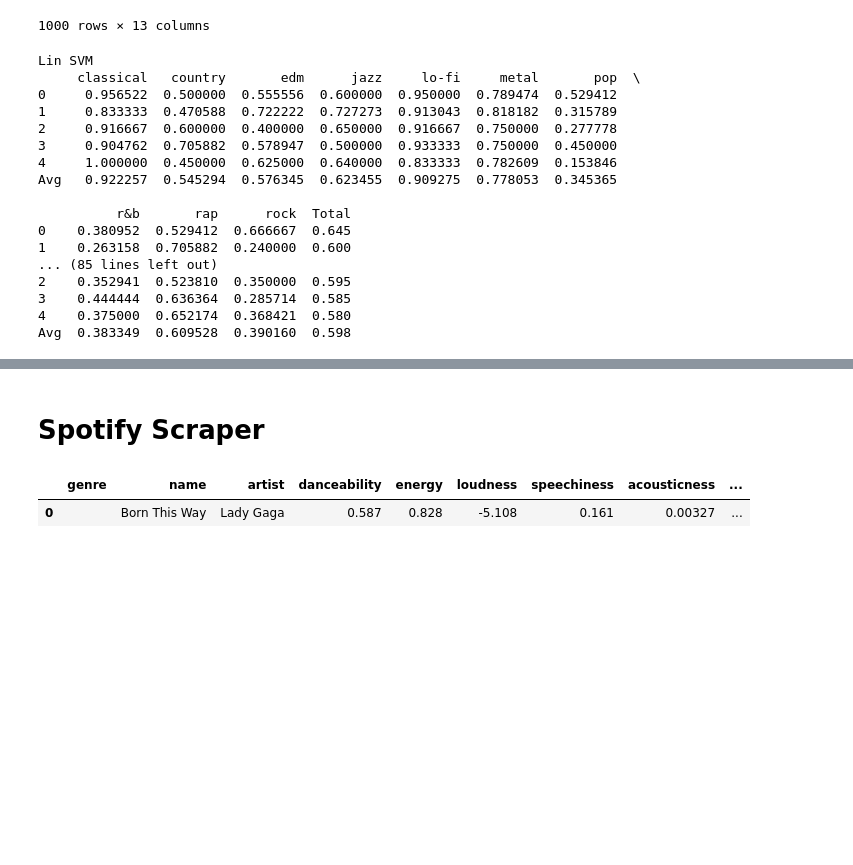
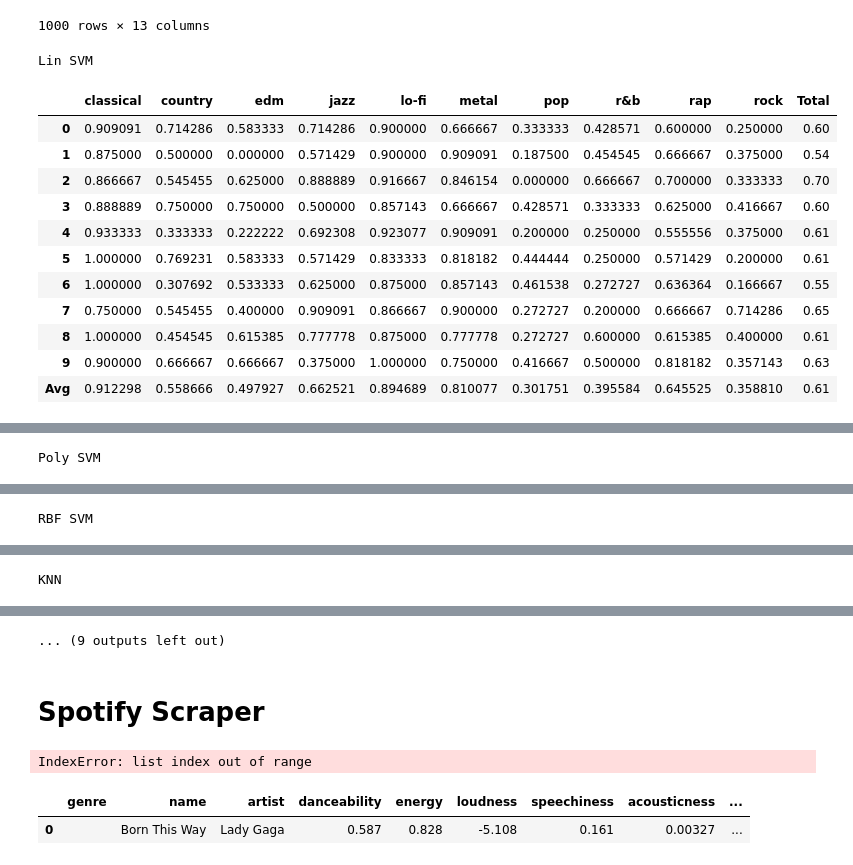
Before and after one commit to Munchiis/spotifyML, a Jupyter notebook: genre_classification.ipynb, the cells around one changed output, grey strips where cells are left out. Drawn from its saved outputs; the diff is of its cells as text; code cells hidden in the pictures; blank space fills up the shorter version.

Commit message:
Add tables and graphs

```diff
--- a/genre_classification.ipynb
+++ b/genre_classification.ipynb
@@ -62,7 +63,7 @@ df
 # fig = px.scatter(df, x='tempo', y='energy',color='genre', hover_name='name', hover_data=['artist'])
 # fig.show()
 # %%
-k = 5
+k = 10
 knn_neighbors = 10
 
 data = df
@@ -111,53 +112,60 @@ for train_index, test_index in kf.split(X): # split KFold data
 
         # add in total accuracy
         genre_results["Total"] = accuracy
         genre_results = pd.DataFrame(data=genre_results, index=[0])
 
         # append to the experiment results
         experiment_result.append(genre_results)
 
     results.append(experiment_result)           # append the row of data to the results
 
 # put the results into a dataframe
 results = pd.DataFrame(results)
 results.columns = models
 
-# calculate the average accuracy for each column
-# avg_accuracy = [sum(results.iloc[:, i]) / len(results) for i in range(len(results.columns))]
-# results.loc["Avg"] = avg_accuracy
-
-# display results
-# print(results)
+results_df_list = []
 
 for m in models:
     # print model
     print(m)
 
     # get dataframe of results for the model
     results_df = pd.concat(results.loc[:, m].tolist()).reset_index(drop=True)
+    results_df_list.append(results_df)
 
     # calculate averages
     avg_accuracy = [sum(results_df.iloc[:, i]) / len(results_df) for i in range(len(results_df.columns))]
     results_df.loc["Avg"] = avg_accuracy
 
     # print results
-    print(results_df)
+#     print(results_df)
+    display(HTML(results_df.to_html()))
+
+    # print graph
+    px.bar(results_df.loc["Avg"]*100, x=results_df.columns, y="Avg", \
+            labels={"index": "Genre", "Avg": "Average Accuracy (Percent)"}, title=m, \
+            color=results_df.columns).update_yaxes(range=(0, 100), dtick=10).update_layout(showlegend=False).show()
     print()
+
+# print totals
+totals = pd.DataFrame(data={models[i]: results_df_list[i].loc[:, "Total"] for i in range(len(models))})
+display(HTML(totals.to_html()))
+
+# print graph
+px.bar(totals.loc["Avg"]*100, x=totals.columns, y="Avg", \
+        labels={"index": "Models", "Avg": "Average Accuracy (Percent)"}, title="Average Model Accuracies", \
+        color=models).update_yaxes(range=(0, 100), dtick=10).update_layout(showlegend=False).show()
 # %% [output]
 Lin SVM
-     classical   country       edm      jazz     lo-fi     metal       pop  \
-0     0.956522  0.500000  0.555556  0.600000  0.950000  0.789474  0.529412
-1     0.833333  0.470588  0.722222  0.727273  0.913043  0.818182  0.315789
-2     0.916667  0.600000  0.400000  0.650000  0.916667  0.750000  0.277778
-3     0.904762  0.705882  0.578947  0.500000  0.933333  0.750000  0.450000
-4     1.000000  0.450000  0.625000  0.640000  0.833333  0.782609  0.153846
-Avg   0.922257  0.545294  0.576345  0.623455  0.909275  0.778053  0.345365
-
-          r&b       rap      rock  Total
-0    0.380952  0.529412  0.666667  0.645
-1    0.263158  0.705882  0.240000  0.600
-... (85 lines left out)
-2    0.352941  0.523810  0.350000  0.595
-3    0.444444  0.636364  0.285714  0.585
-4    0.375000  0.652174  0.368421  0.580
-Avg  0.383349  0.609528  0.390160  0.598
+|  | classical | country | edm | jazz | lo-fi | metal | pop | r&b | rap | rock | Total |
+| 0 | 0.909091 | 0.714286 | 0.583333 | 0.714286 | 0.900000 | 0.666667 | 0.333333 | 0.428571 | 0.600000 | 0.250000 | 0.60 |
+| 1 | 0.875000 | 0.500000 | 0.000000 | 0.571429 | 0.900000 | 0.909091 | 0.187500 | 0.454545 | 0.666667 | 0.375000 | 0.54 |
+| 2 | 0.866667 | 0.545455 | 0.625000 | 0.888889 | 0.916667 | 0.846154 | 0.000000 | 0.666667 | 0.700000 | 0.333333 | 0.70 |
+| 3 | 0.888889 | 0.750000 | 0.750000 | 0.500000 | 0.857143 | 0.666667 | 0.428571 | 0.333333 | 0.625000 | 0.416667 | 0.60 |
+| 4 | 0.933333 | 0.333333 | 0.222222 | 0.692308 | 0.923077 | 0.909091 | 0.200000 | 0.250000 | 0.555556 | 0.375000 | 0.61 |
+| 5 | 1.000000 | 0.769231 | 0.583333 | 0.571429 | 0.833333 | 0.818182 | 0.444444 | 0.250000 | 0.571429 | 0.200000 | 0.61 |
+| 6 | 1.000000 | 0.307692 | 0.533333 | 0.625000 | 0.875000 | 0.857143 | 0.461538 | 0.272727 | 0.636364 | 0.166667 | 0.55 |
+| 7 | 0.750000 | 0.545455 | 0.400000 | 0.909091 | 0.866667 | 0.900000 | 0.272727 | 0.200000 | 0.666667 | 0.714286 | 0.65 |
+| 8 | 1.000000 | 0.454545 | 0.615385 | 0.777778 | 0.875000 | 0.777778 | 0.272727 | 0.600000 | 0.615385 | 0.400000 | 0.61 |
+| 9 | 0.900000 | 0.666667 | 0.666667 | 0.375000 | 1.000000 | 0.750000 | 0.416667 | 0.500000 | 0.818182 | 0.357143 | 0.63 |
+| Avg | 0.912298 | 0.558666 | 0.497927 | 0.662521 | 0.894689 | 0.810077 | 0.301751 | 0.395584 | 0.645525 | 0.358810 | 0.61 |
@@ -163,0 +174 @@ Avg  0.383349  0.609528  0.390160  0.598
+Poly SVM
@@ -163,0 +188 @@ Avg  0.383349  0.609528  0.390160  0.598
+RBF SVM
@@ -163,0 +202 @@ Avg  0.383349  0.609528  0.390160  0.598
+KNN
@@ -164,3 +215,4 @@ Avg  0.383349  0.609528  0.390160  0.598
+... (9 outputs left out)
 # %% [markdown]
 # Spotify Scraper
 # %%
@@ -170,7 +222,7 @@ CLIENT_SECRET = "ab4449ee4c7e4e5899fbab2cd9e20e9e"
 client_credentials_manager = SpotifyClientCredentials(client_id=CLIENT_ID, client_secret=CLIENT_SECRET)
 sp= spotipy.Spotify(client_credentials_manager=client_credentials_manager)
 # %%
-artist = 'Boomb'
+artist = 'Lady Gaga'
 track = 'Born This Way'
 song = sp.search(q="artist:" + artist + " track:" + track, type="track")
 # print('spotify:track:'+song['tracks']['items'][0]['id'])
@@ -183,6 +235,8 @@ metadata= {'genre': '',
            'instrumentalness': meta_af[0]['instrumentalness'],'liveness': meta_af[0]['liveness'],
            'valence': meta_af[0]['valence'], 'key': meta_af[0]['key'],
            'tempo': meta_af[0]['tempo']}
+# %% [output]
+IndexError: list index out of range
 # %%
 df = pd.DataFrame(metadata, index=[0])
 display(df)
```
Also changed, not shown: parts of 2 cells of this notebook.
